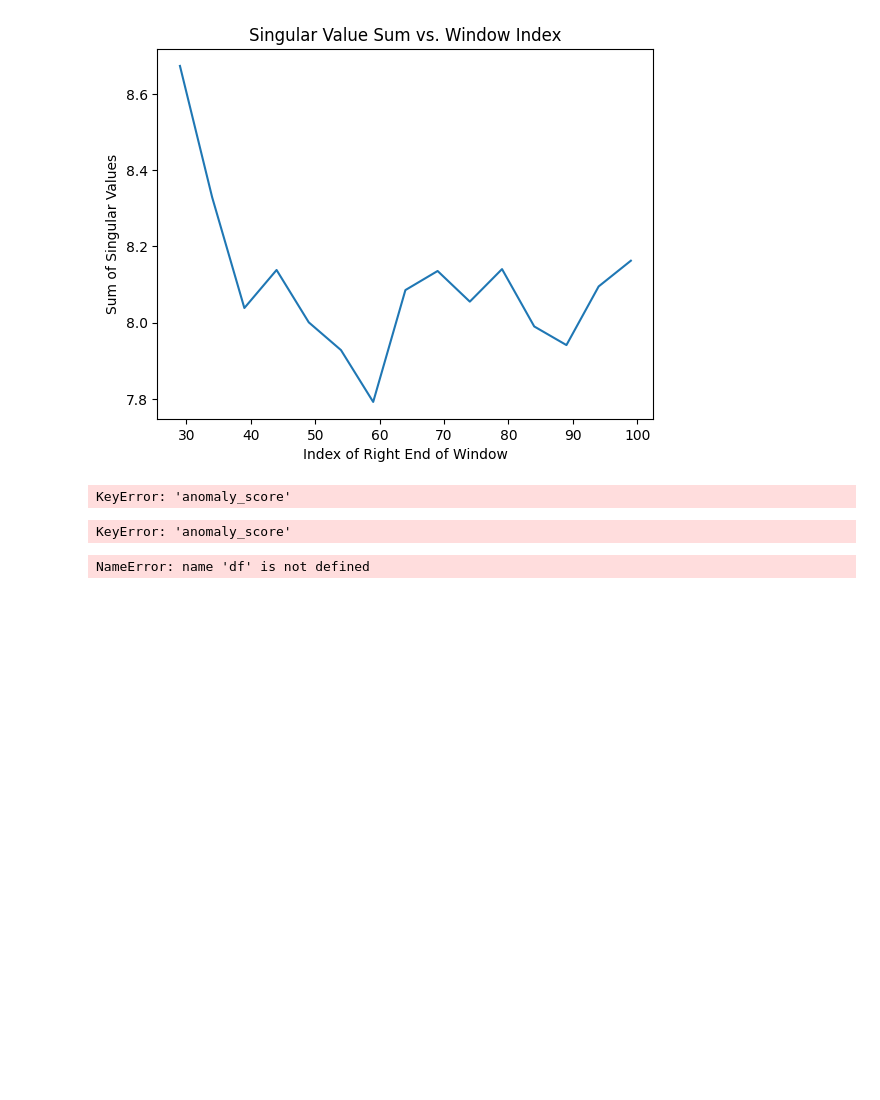
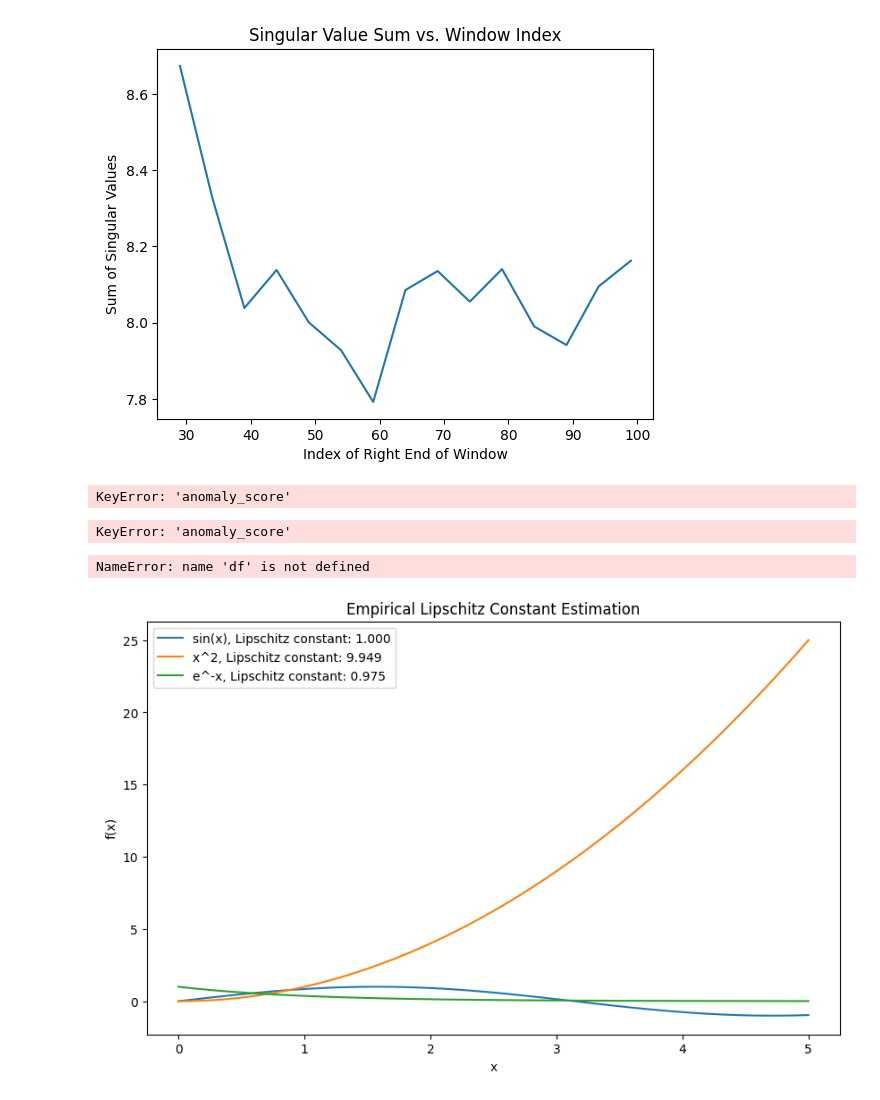
Before and after one commit to pmrai/gpt_share, a Jupyter notebook: test.ipynb, the cells around one changed output. Saved outputs shown, nothing was run; the diff lists cells and outputs as text; code cells hidden in the pictures; blank space fills up the shorter version.

```diff
--- a/test.ipynb
+++ b/test.ipynb
@@ -1640,0 +1641,41 @@ else:
+# %%
+import numpy as np
+import matplotlib.pyplot as plt
+
+# Define functions
+def function1(x):
+    return np.sin(x)
+
+def function2(x):
+    return x ** 2
+
+def function3(x):
+    return np.exp(-x)
+
+# List of functions and their names
+functions = [(function1, 'sin(x)'), (function2, 'x^2'), (function3, 'e^-x')]
+
+# Define the range of x values
+x_range = np.linspace(0, 5, 100)
+
+# Empirical Lipschitz constant estimation
+def estimate_lipschitz_constant(func, x_range):
+    slopes = []
+    for i in range(len(x_range) - 1):
+        slope = abs((func(x_range[i + 1]) - func(x_range[i])) / (x_range[i + 1] - x_range[i]))
+        slopes.append(slope)
+    return max(slopes)
+
+# Calculate and plot Lipschitz constants for each function
+plt.figure(figsize=(10, 6))
+for func, name in functions:
+    lipschitz_constant = estimate_lipschitz_constant(func, x_range)
+    plt.plot(x_range, func(x_range), label=f'{name}, Lipschitz constant: {lipschitz_constant:.3f}')
+
+plt.xlabel('x')
+plt.ylabel('f(x)')
+plt.title('Empirical Lipschitz Constant Estimation')
+plt.legend()
+plt.show()
+# %% [output]
+[figure, added]
```
Also changed, not shown: parts of 5 cells of this notebook.
